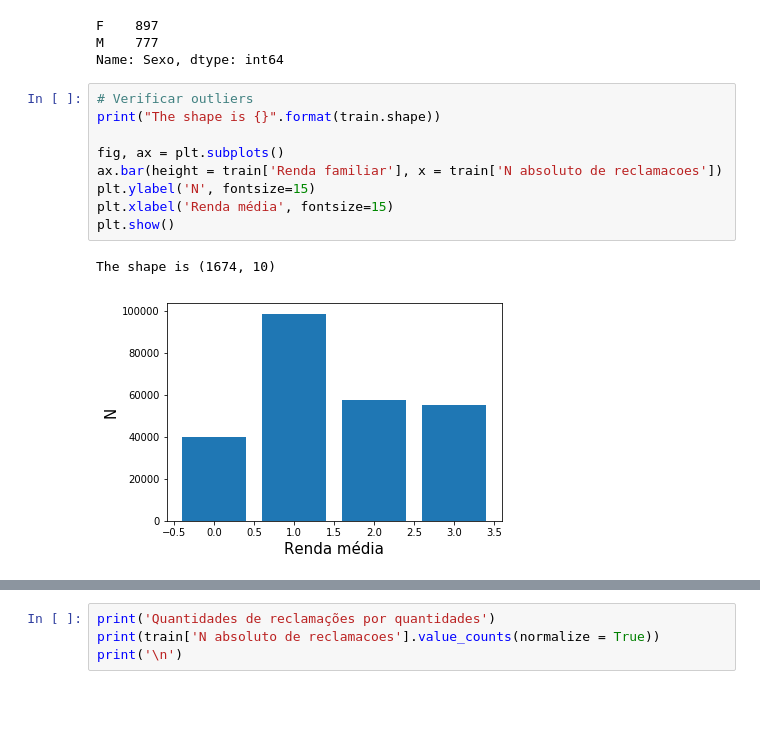
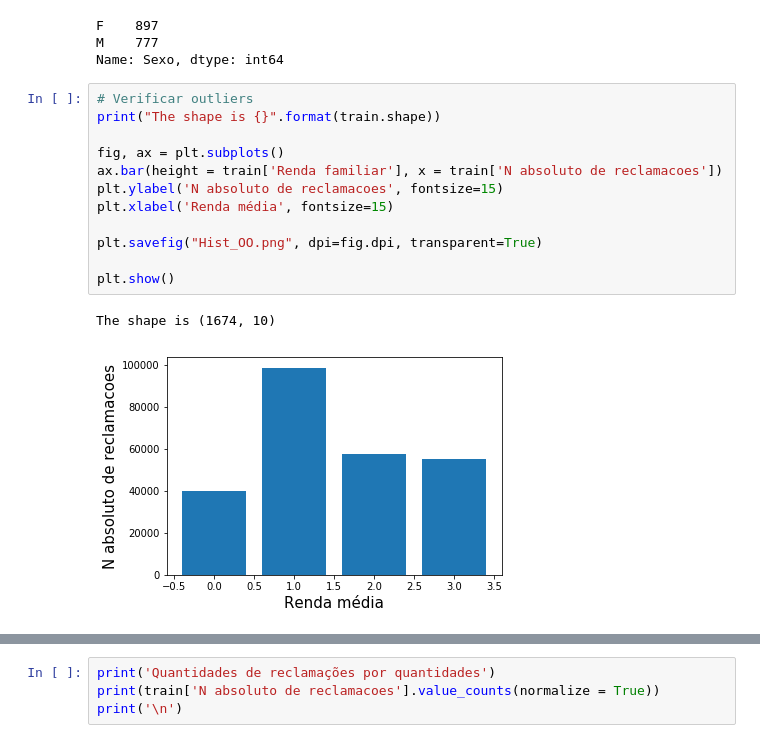
Before and after one commit to Pombalino/FGV, a Jupyter notebook: Análise BD Competition.ipynb, the cells around one changed output, grey strips where cells are left out. Drawn from its saved outputs; the diff is of its cells as text; blank space fills up the shorter version.

```diff
--- a/Análise BD Competition.ipynb
+++ b/Análise BD Competition.ipynb
@@ -37,15 +38,18 @@ Name: Sexo, dtype: int64
 # %%
 # Verificar outliers
 print("The shape is {}".format(train.shape))
 
 fig, ax = plt.subplots()
 ax.bar(height = train['Renda familiar'], x = train['N absoluto de reclamacoes'])
-plt.ylabel('N', fontsize=15)
+plt.ylabel('N absoluto de reclamacoes', fontsize=15)
 plt.xlabel('Renda média', fontsize=15)
+
+plt.savefig("Hist_OO.png", dpi=fig.dpi, transparent=True)
+
 plt.show()
 # %% [output]
 The shape is (1674, 10)
-[figure, old version]
+[figure, new version]
 # %%
 train['Renda familiar'].hist(bins=10)
 plt.xlabel('Renda familiar', fontsize=15)
```
Also changed, not shown: parts of 8 cells of this notebook.
